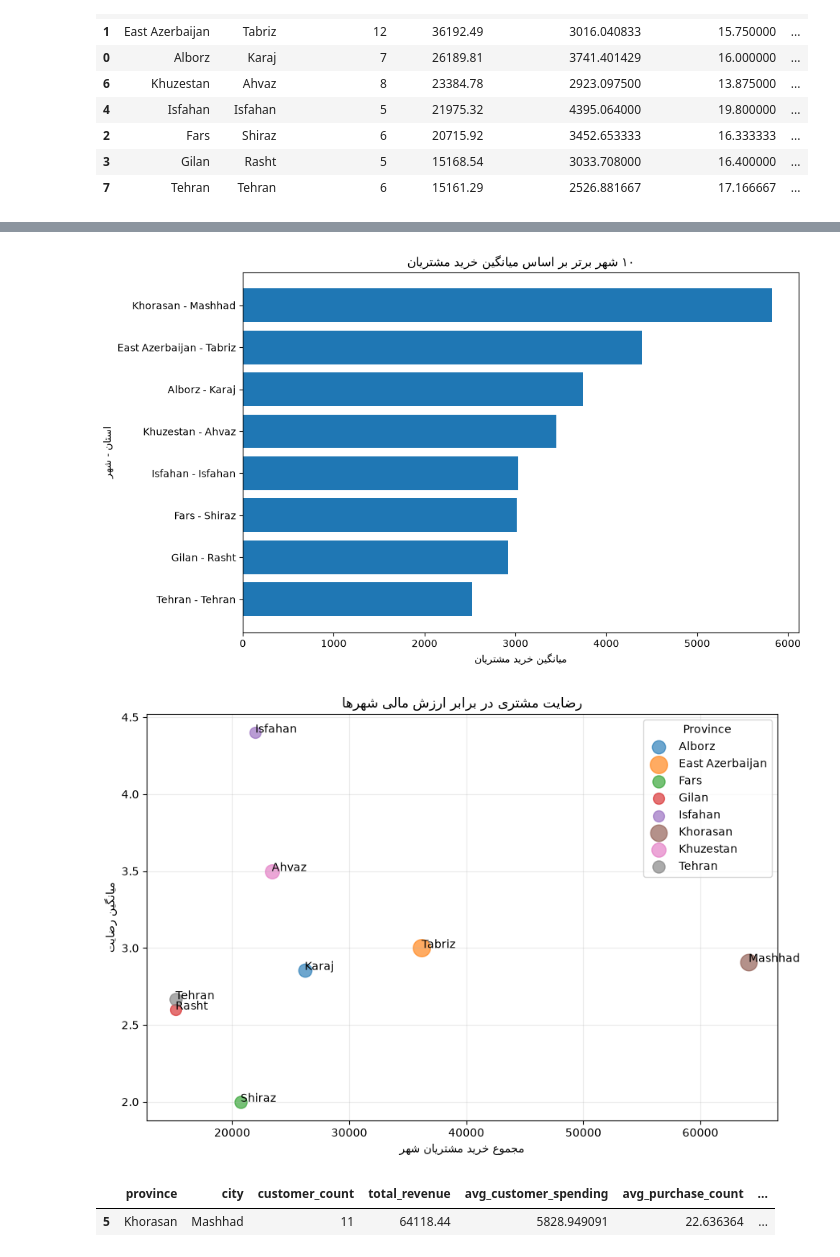
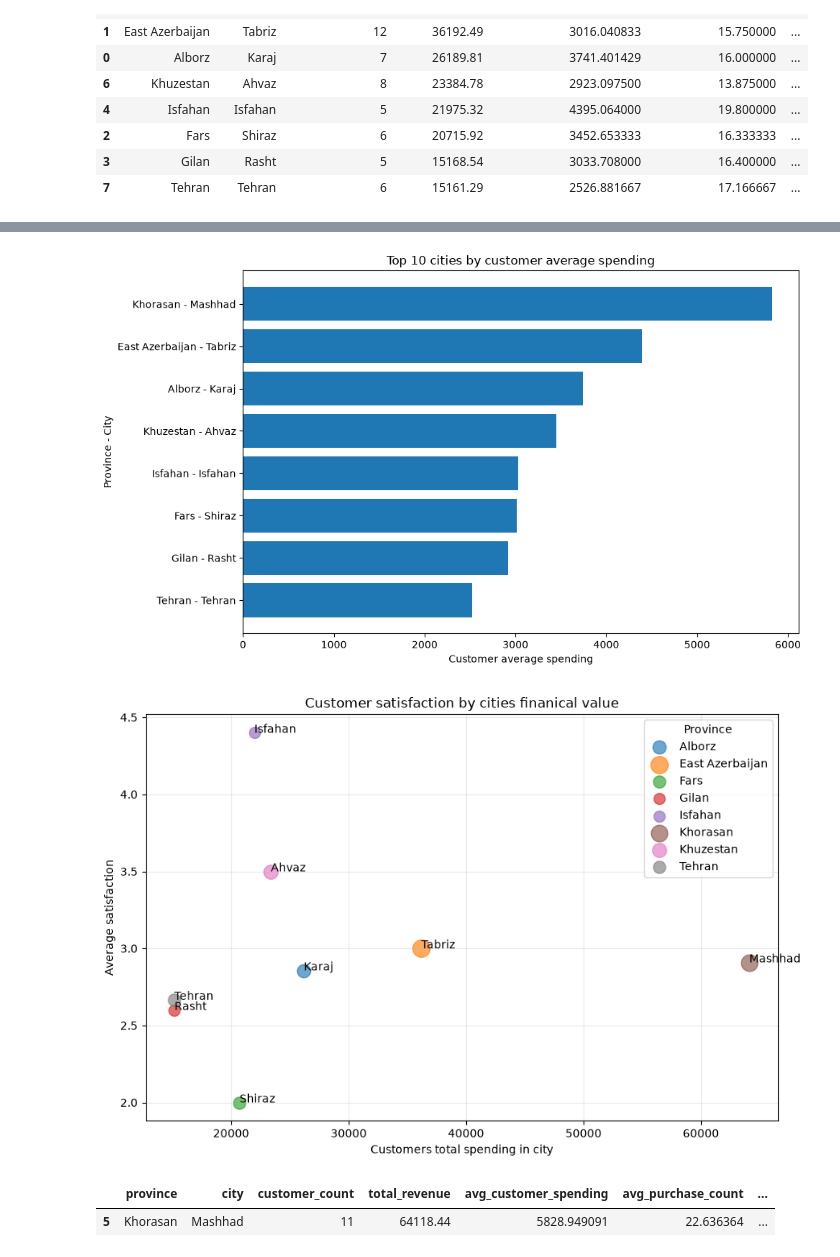
Before and after one commit to AradPilevarJavid/studybuild-customer-analysis-02, a Jupyter notebook: submissions/m-safari/customer_analytics_m-safari.ipynb, the cells around one changed output, grey strips where cells are left out. Drawn from its saved outputs; the diff is of its cells as text; code cells hidden in the pictures.

```diff
--- a/submissions/m-safari/customer_analytics_m-safari.ipynb
+++ b/submissions/m-safari/customer_analytics_m-safari.ipynb
@@ -146,42 +146,42 @@ plt.show()
 # %%
 plt.figure(figsize=(10, 6))
 plt.barh(labels, top_cities_avg_customer_spending["avg_customer_spending"])
-plt.title("۱۰ شهر برتر بر اساس میانگین خرید مشتریان")
-plt.xlabel("میانگین خرید مشتریان")
-plt.ylabel("استان - شهر")
+plt.title("Top 10 cities by customer average spending")
+plt.xlabel("Customer average spending")
+plt.ylabel("Province - City")
 plt.tight_layout()
 plt.show()
 # %% [output]
-[figure, old version]
+[figure, new version]
 # %%
 plt.figure(figsize=(9, 6))
 
 for province, group in city_summary.groupby("province"):
     plt.scatter(
         group["total_revenue"],
         group["avg_satisfaction"],
         s=group["customer_count"] * 20,
         alpha=0.65,
         label=province
     )
 
 
 plt.legend(title="Province")
 
 for _, row in city_summary.iterrows():
     plt.annotate(
         row["city"],
         (row["total_revenue"], row["avg_satisfaction"])
     )
 
-plt.title("رضایت مشتری در برابر ارزش مالی شهرها")
-plt.xlabel("مجموع خرید مشتریان شهر")
-plt.ylabel("میانگین رضایت")
+plt.title("Customer satisfaction by cities finanical value")
+plt.xlabel("Customers total spending in city")
+plt.ylabel("Average satisfaction")
 plt.grid(alpha=0.25)
 plt.tight_layout()
 plt.show()
 # %% [output]
-[figure, old version]
+[figure, new version]
 # %%
 recommended_city = city_summary.sort_values(
     ["total_revenue", "avg_satisfaction", "customer_count"],
```
Also changed, not shown: parts of 1 cell of this notebook, 1 other file.
